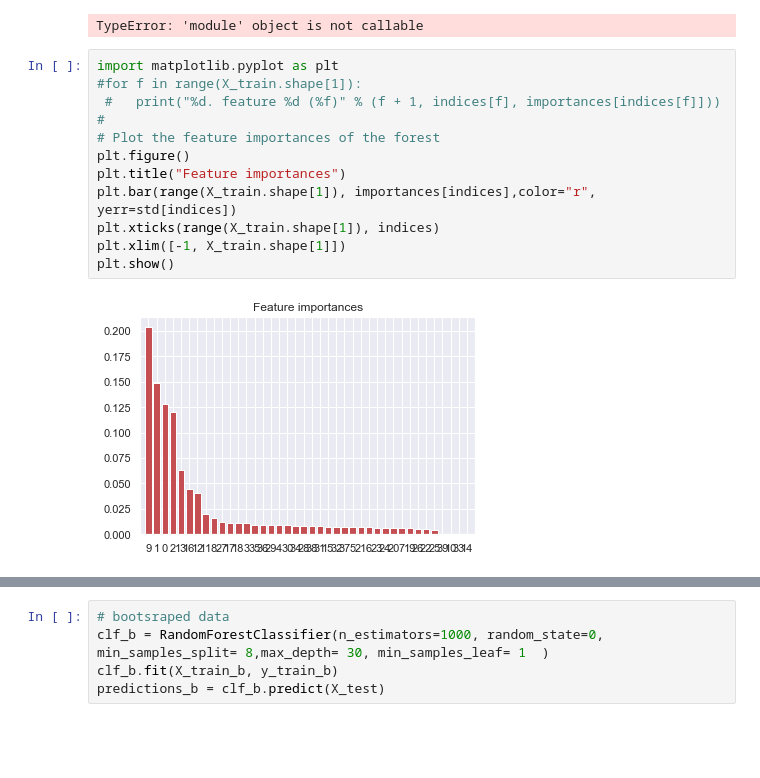
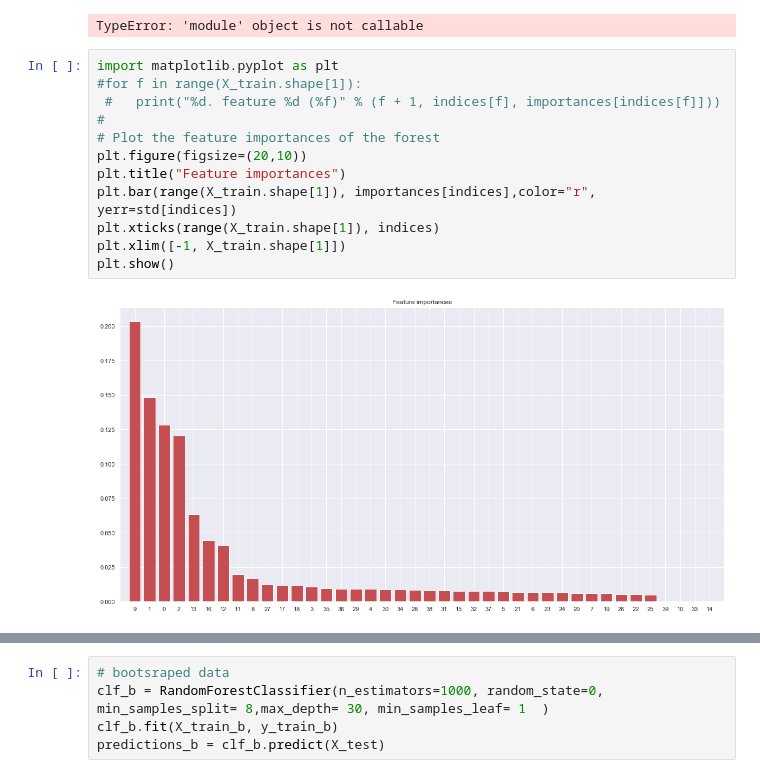
Before and after one commit to vpl19/ML_HDA_project, a Jupyter notebook: ML_Notebbok2.ipynb, the cells around one changed output, grey strips where cells are left out. Drawn from its saved outputs; the diff is of its cells as text; blank space fills up the shorter version.

```diff
--- a/ML_Notebbok2.ipynb
+++ b/ML_Notebbok2.ipynb
@@ -797,15 +821,15 @@ TypeError: 'module' object is not callable
 # %%
 import matplotlib.pyplot as plt
 #for f in range(X_train.shape[1]):
  #   print("%d. feature %d (%f)" % (f + 1, indices[f], importances[indices[f]]))
 #
 # Plot the feature importances of the forest
-plt.figure()
+plt.figure(figsize=(20,10))
 plt.title("Feature importances")
 plt.bar(range(X_train.shape[1]), importances[indices],color="r", yerr=std[indices])
 plt.xticks(range(X_train.shape[1]), indices)
 plt.xlim([-1, X_train.shape[1]])
 plt.show()
 # %% [output]
-[figure, old version]
+[figure, new version]
 # %%
```
Also changed, not shown: parts of 44 cells of this notebook.
